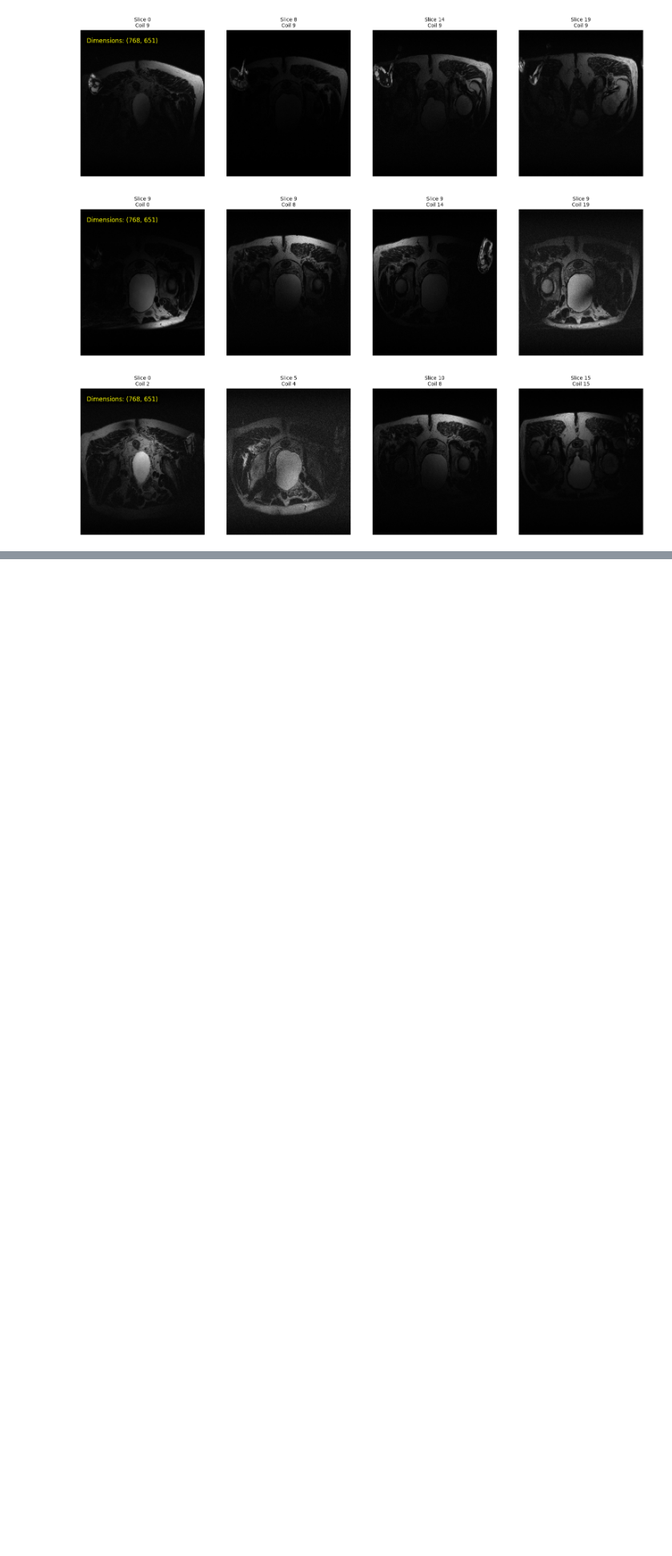
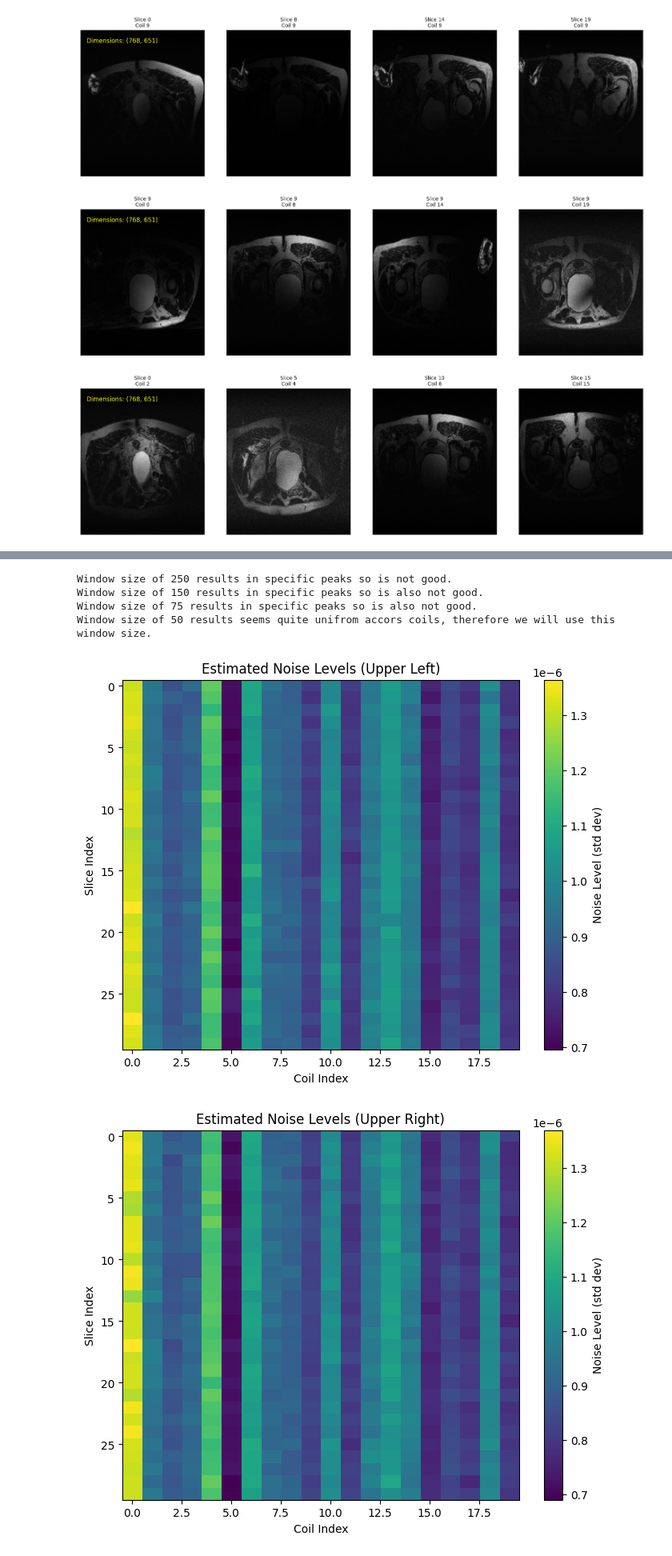
Before and after one commit to Quintin1995/Uncertainty-Quantification-Prostate-MRI, a Jupyter notebook: scripts/05_determine_noise_levels.ipynb, the cells around one changed output, grey strips where cells are left out. Shown at 80% size. Cells and saved outputs as stored; diff of their text form; code cells hidden in the pictures; blank space fills up the shorter version.

```diff
--- a/scripts/05_determine_noise_levels.ipynb
+++ b/scripts/05_determine_noise_levels.ipynb
@@ -169,5 +175,8 @@ def transform_kspace_to_image_unitary(kspace_data: np.ndarray) -> np.ndarray:
     img_space = np.fft.fftshift(img_space, axes=(-2, -1))
 
     return img_space
+
+pat3["combined_img"] = transform_kspace_to_image_unitary(pat3["combined_kspace"])
+pat4["combined_img"] = transform_kspace_to_image_unitary(pat4["combined_kspace"])
 # %%
 
@@ -225,0 +290,48 @@ plot_slice_coil_pairs(pat3["combined_img"], slice_indices = [0, 5, 10, 15], coil
+# %%
+def visualize_noise_levels(noise_levels: np.ndarray, title: str = "Estimated Noise Levels"):
+    """
+    Visualize the noise levels array using a heatmap.
+
+    Args:
+        noise_levels (np.ndarray): Array of noise levels with shape (slices, coils).
+        title (str): Title for the plot.
+
+    Returns:
+        None. Displays the heatmap.
+    """
+    plt.figure(figsize=(8, 6))
+    # Create a heatmap of noise levels.
+    im = plt.imshow(noise_levels, aspect='auto', cmap='viridis', interpolation='nearest')
+    plt.colorbar(im, label='Noise Level (std dev)')
+    plt.xlabel('Coil Index')
+    plt.ylabel('Slice Index')
+    plt.title(title)
+    plt.show()
+
+# Example usage:
+# Assuming 'pat3["combined_img"]' has shape (slices, coils, rows, cols)
+ws = 50  # window size
+noise_ul = estimate_noise_levels(pat3["combined_img"], region_size=(ws, ws), corner='ul')
+noise_ur = estimate_noise_levels(pat3["combined_img"], region_size=(ws, ws), corner='ur')
+noise_ll = estimate_noise_levels(pat3["combined_img"], region_size=(ws, ws), corner='ll')
+noise_lr = estimate_noise_levels(pat3["combined_img"], region_size=(ws, ws), corner='lr')
+
+print(f"Window size of 250 results in specific peaks so is not good.")
+print(f"Window size of 150 results in specific peaks so is also not good.")
+print(f"Window size of 75 results in specific peaks so is also not good.")
+print(f"Window size of 50 results seems quite unifrom accors coils, therefore we will use this window size.")
+
+visualize_noise_levels(noise_ul, title="Estimated Noise Levels (Upper Left)")
+visualize_noise_levels(noise_ur, title="Estimated Noise Levels (Upper Right)")
+visualize_noise_levels(noise_ll, title="Estimated Noise Levels (Lower Left)")
+visualize_noise_levels(noise_lr, title="Estimated Noise Levels (Lower Right)")
+
+print(f"Mean noise level for upper left corner: {np.mean(noise_ul):.4f}")
+print(noise_ul)
+# %% [output]
+Window size of 250 results in specific peaks so is not good.
+Window size of 150 results in specific peaks so is also not good.
+Window size of 75 results in specific peaks so is also not good.
+Window size of 50 results seems quite unifrom accors coils, therefore we will use this window size.
+[figure, added]
+[figure, added]
```
Also changed, not shown: parts of 18 cells of this notebook.
